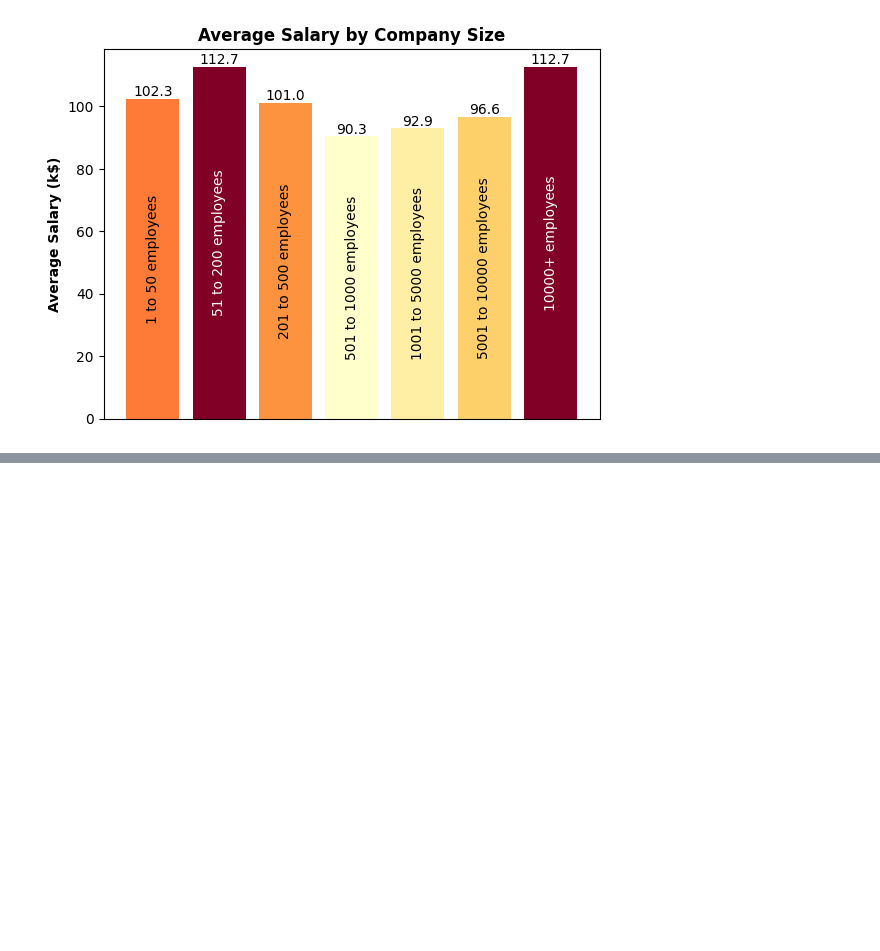
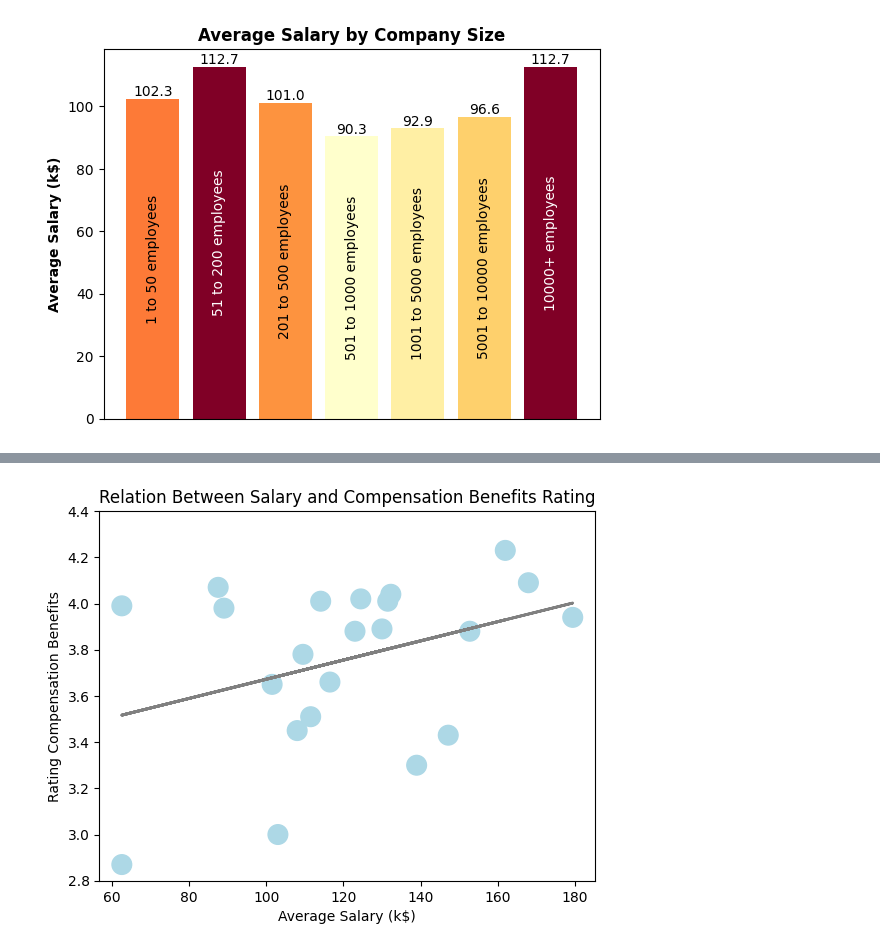
Before and after one commit to ghv29/sql-database, a Jupyter notebook: notebooks/Hypothesis2.ipynb, the cells around one changed output, grey strips where cells are left out. Cells and saved outputs as stored; diff of their text form; code cells hidden in the pictures; blank space fills up the shorter version.

Commit message:
Ricardo Santos graphs

```diff
--- a/notebooks/Hypothesis2.ipynb
+++ b/notebooks/Hypothesis2.ipynb
@@ -83,0 +86,25 @@ df_rating
+# %%
+import matplotlib.pyplot as plt
+import numpy as np
+
+
+x = df_rating["Average Salary"]
+y = df_rating["Rating Compensation Benefits"]
+
+
+plt.figure()
+sizes = np.full(len(x), 200)
+
+plt.scatter(x, y, s=sizes, alpha=1.0,color='lightblue')
+
+plt.ylim(2.8, 4.4)
+plt.xlabel('Average Salary (k$)')
+plt.ylabel('Rating Compensation Benefits')
+plt.title('Relation Between Salary and Compensation Benefits Rating')
+
+m, b = np.polyfit(x, y, 1)
+plt.plot(x, m*x + b, color='grey', linewidth=2, label=f'Trendline: y={m:.2f}x + {b:.2f}')
+
+plt.show()
+# %% [output]
+[figure, added]
```
Also changed, not shown: parts of 2 cells of this notebook, 2 other files.
